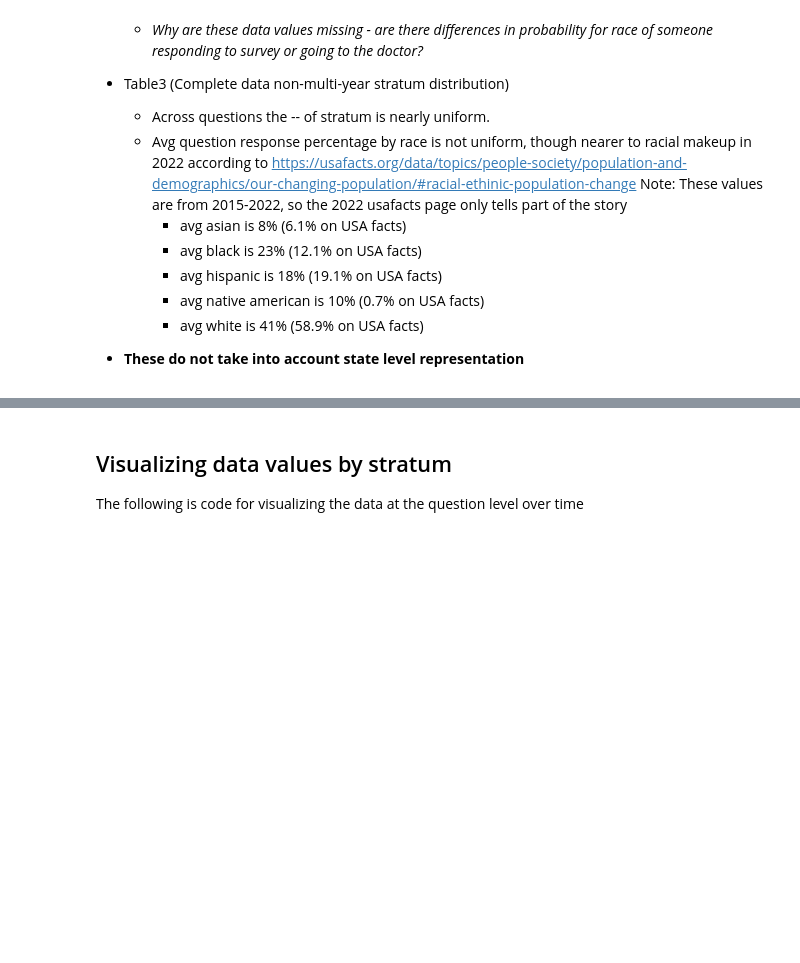
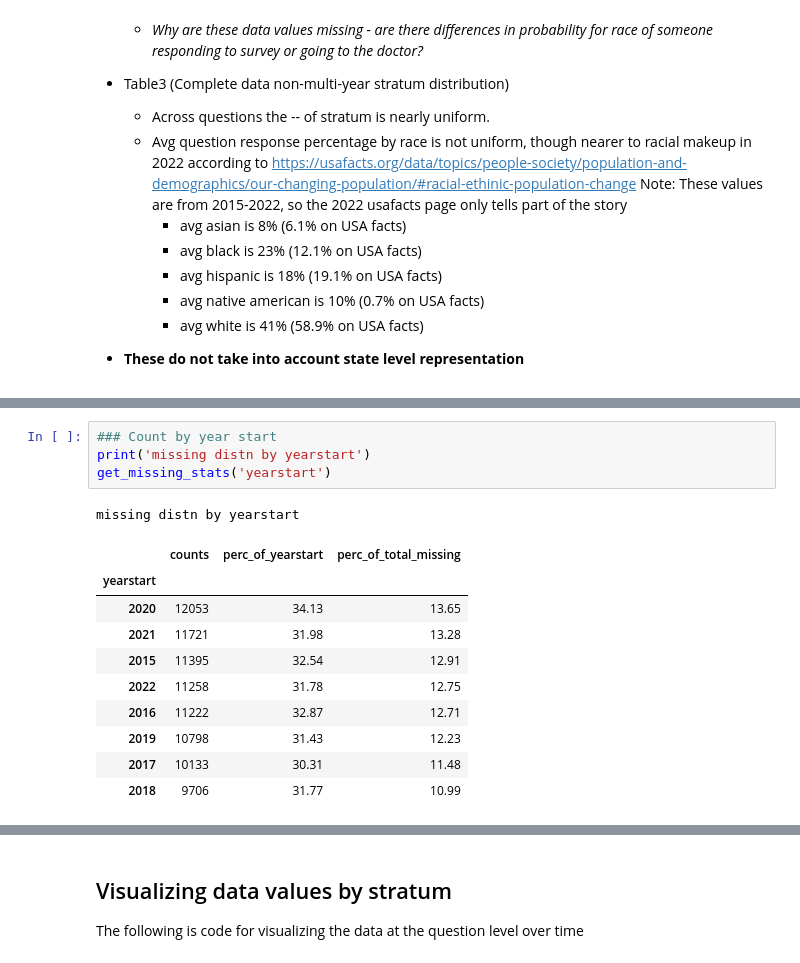
Before and after one commit to WulfNovak/python_data_cleaning, a Jupyter notebook: alz_health_data_clean.ipynb, the cells around one changed output, grey strips where cells are left out. Drawn from its saved outputs; the diff is of its cells as text; blank space fills up the shorter version.

```diff
--- a/alz_health_data_clean.ipynb
+++ b/alz_health_data_clean.ipynb
@@ -642,0 +664,16 @@ Note: Have not investigated the 'Overall' stratum class as I do not have documen
+# %%
+### Count by year start
+print('missing distn by yearstart')
+get_missing_stats('yearstart')
+# %% [output]
+missing distn by yearstart
+|  | counts | perc_of_yearstart | perc_of_total_missing |
+| yearstart |  |  |  |
+| 2020 | 12053 | 34.13 | 13.65 |
+| 2021 | 11721 | 31.98 | 13.28 |
+| 2015 | 11395 | 32.54 | 12.91 |
+| 2022 | 11258 | 31.78 | 12.75 |
+| 2016 | 11222 | 32.87 | 12.71 |
+| 2019 | 10798 | 31.43 | 12.23 |
+| 2017 | 10133 | 30.31 | 11.48 |
+| 2018 | 9706 | 31.77 | 10.99 |
```
Also changed, not shown: parts of 30 cells of this notebook.
